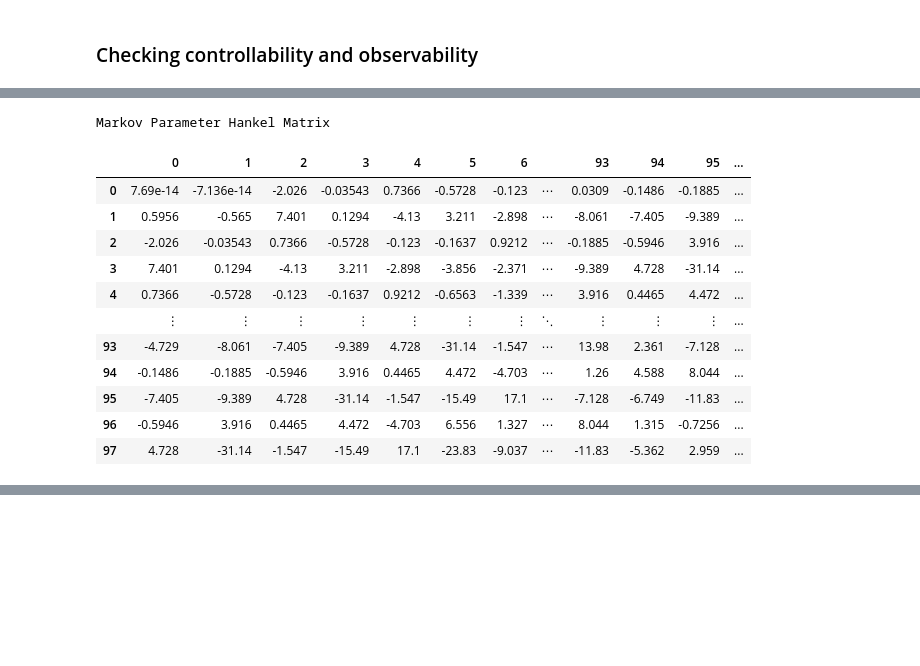
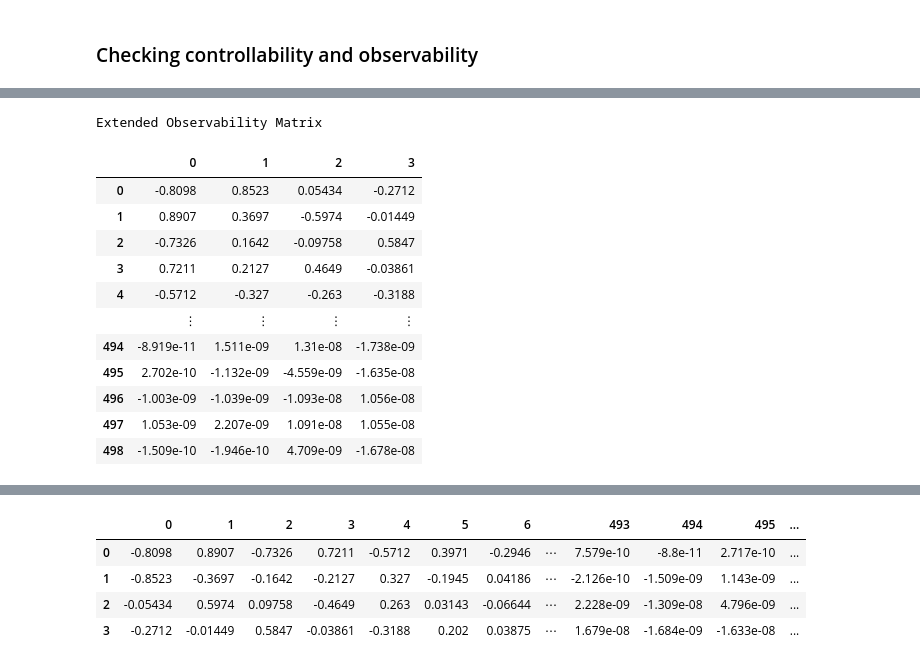
Before and after one commit to villekjellqvist/Data-Driven-Control, a Jupyter notebook: Ho-Kalman.ipynb, the cells around one changed output, grey strips where cells are left out. Saved outputs shown, nothing was run; the diff lists cells and outputs as text; code cells hidden in the pictures; blank space fills up the shorter version.

```diff
--- a/Ho-Kalman.ipynb
+++ b/Ho-Kalman.ipynb
@@ -32,16 +33,15 @@ A = np.array([[0,1,0,0],
               )
 
 B = np.array(
-    [[0,0],
-     [1,0],
-     [0,0],
-     [0,1]]
+    [[0],
+     [1],
+     [0],
+     [1]]
 )
 C = np.array(
-    [[1,0,0,0],
-     [0,0,2,1]]
+    [[1,0,2,0]]
     )
-D = np.array([[0.0, 0.0], [0.0, 0.0]])
+D = np.array([[0.0]])
 
 
 # This line will raise an error if state space is not
@@ -164,7 +147,7 @@ $U, Y, \hat{\mathcal{Y}}$ and $\mathcal{Y}$ are shown after the cell, as well as
 calc_rank = True
 
 # Nr of input samples.
-N = 100
+N = 1000
 # Input signal(s).
 # Random noise usually makes for a well conditioned matrix.
 u = np.random.uniform(-50, 50, size=(p,N))
@@ -179,10 +162,10 @@ u_interleaved = cm.interleave_vectors(*u)
 U = cm.make_input_Toeplitz_matrix(u_interleaved, p)
 rank_str = (f', rank: {np.linalg.matrix_rank(U)}, Conditioning Nr: {np.linalg.cond(U)}'
             if calc_rank else '.')
-mdisplay(U, title=f'U, shape: {U.shape}' + rank_str)
+#mdisplay(U, title=f'U, shape: {U.shape}' + rank_str)
 
 Y = resp.y
-mdisplay(Y, title=f'Y, shape: {Y.shape}')
+#mdisplay(Y, title=f'Y, shape: {Y.shape}')
 
 # Markov Parameters
 MP = Y@np.linalg.pinv(U)
@@ -223,33 +195,31 @@ Constructing the markov parameter Hankel matrix and getting the extended Control
 # %%
 H = cm.make_Hankel_matrix(MP[:,p:-p], int((N-p)/2), p, q)
 H_shifted = cm.make_Hankel_matrix(MP[:,2*p:], int((N-q)/2), p, q)
-mdisplay(H, title='Markov Parameter Hankel Matrix')
 
 # Taking the SVD of H
 U_MP, s_MP ,Vh_MP = np.linalg.svd(H, full_matrices=False)
-# s_MP[np.isclose(np.zeros(s_MP.shape),s_MP)] = 0
-# S_MP = np.diag(s_MP)
+s_MP = np.where(s_MP < np.max(s_MP)/10, 0 ,s_MP)
+S_MP = np.diag(s_MP)
 
-# # Extracting the observability matrix O and controllability Matrix Cr from the SVD of H.
-# O = U_MP@sqrtm(S_MP, 1/2)
-# O = O[:,~np.all(O == 0, axis=0)]
-# Cr = sqrtm(S_MP, 1/2)@Vh_MP
-# Cr = Cr[~np.all(Cr==0, axis=1),:]
+# Extracting the observability matrix O and controllability Matrix Cr from the SVD of H.
+O = U_MP@sqrtm(S_MP, 1/2)
+O = O[:,~np.all(O == 0, axis=0)]
+Cr = sqrtm(S_MP, 1/2)@Vh_MP
+Cr = Cr[~np.all(Cr==0, axis=1),:]
 
-s_MP
-#mdisplay(O, title='Extended Observability Matrix')
-#mdisplay(Cr, title='Extended Controllability Matrix')
+mdisplay(O, title='Extended Observability Matrix')
+mdisplay(Cr, title='Extended Controllability Matrix')
 # %% [output]
-Markov Parameter Hankel Matrix
+Extended Observability Matrix
-|  | 0 | 1 | 2 | 3 | 4 | 5 | 6 |  | 93 | 94 | 95 | ... |
-| 0 | 7.69e-14 | -7.136e-14 | -2.026 | -0.03543 | 0.7366 | -0.5728 | -0.123 | ⋯ | 0.0309 | -0.1486 | -0.1885 | ... |
-| 1 | 0.5956 | -0.565 | 7.401 | 0.1294 | -4.13 | 3.211 | -2.898 | ⋯ | -8.061 | -7.405 | -9.389 | ... |
-| 2 | -2.026 | -0.03543 | 0.7366 | -0.5728 | -0.123 | -0.1637 | 0.9212 | ⋯ | -0.1885 | -0.5946 | 3.916 | ... |
-| 3 | 7.401 | 0.1294 | -4.13 | 3.211 | -2.898 | -3.856 | -2.371 | ⋯ | -9.389 | 4.728 | -31.14 | ... |
-| 4 | 0.7366 | -0.5728 | -0.123 | -0.1637 | 0.9212 | -0.6563 | -1.339 | ⋯ | 3.916 | 0.4465 | 4.472 | ... |
-|  | ⋮ | ⋮ | ⋮ | ⋮ | ⋮ | ⋮ | ⋮ | ⋱ | ⋮ | ⋮ | ⋮ | ... |
-| 93 | -4.729 | -8.061 | -7.405 | -9.389 | 4.728 | -31.14 | -1.547 | ⋯ | 13.98 | 2.361 | -7.128 | ... |
-| 94 | -0.1486 | -0.1885 | -0.5946 | 3.916 | 0.4465 | 4.472 | -4.703 | ⋯ | 1.26 | 4.588 | 8.044 | ... |
-| 95 | -7.405 | -9.389 | 4.728 | -31.14 | -1.547 | -15.49 | 17.1 | ⋯ | -7.128 | -6.749 | -11.83 | ... |
-| 96 | -0.5946 | 3.916 | 0.4465 | 4.472 | -4.703 | 6.556 | 1.327 | ⋯ | 8.044 | 1.315 | -0.7256 | ... |
-| 97 | 4.728 | -31.14 | -1.547 | -15.49 | 17.1 | -23.83 | -9.037 | ⋯ | -11.83 | -5.362 | 2.959 | ... |
+|  | 0 | 1 | 2 | 3 |
+| 0 | -0.8098 | 0.8523 | 0.05434 | -0.2712 |
+| 1 | 0.8907 | 0.3697 | -0.5974 | -0.01449 |
+| 2 | -0.7326 | 0.1642 | -0.09758 | 0.5847 |
+| 3 | 0.7211 | 0.2127 | 0.4649 | -0.03861 |
+| 4 | -0.5712 | -0.327 | -0.263 | -0.3188 |
+|  | ⋮ | ⋮ | ⋮ | ⋮ |
+| 494 | -8.919e-11 | 1.511e-09 | 1.31e-08 | -1.738e-09 |
+| 495 | 2.702e-10 | -1.132e-09 | -4.559e-09 | -1.635e-08 |
+| 496 | -1.003e-09 | -1.039e-09 | -1.093e-08 | 1.056e-08 |
+| 497 | 1.053e-09 | 2.207e-09 | 1.091e-08 | 1.055e-08 |
+| 498 | -1.509e-10 | -1.946e-10 | 4.709e-09 | -1.678e-08 |
@@ -272,0 +227,5 @@ array([165.3361647 , 157.2605565 , 150.13365249, 148.86713256,
+|  | 0 | 1 | 2 | 3 | 4 | 5 | 6 |  | 493 | 494 | 495 | ... |
+| 0 | -0.8098 | 0.8907 | -0.7326 | 0.7211 | -0.5712 | 0.3971 | -0.2946 | ⋯ | 7.579e-10 | -8.8e-11 | 2.717e-10 | ... |
+| 1 | -0.8523 | -0.3697 | -0.1642 | -0.2127 | 0.327 | -0.1945 | 0.04186 | ⋯ | -2.126e-10 | -1.509e-09 | 1.143e-09 | ... |
+| 2 | -0.05434 | 0.5974 | 0.09758 | -0.4649 | 0.263 | 0.03143 | -0.06644 | ⋯ | 2.228e-09 | -1.309e-08 | 4.796e-09 | ... |
+| 3 | -0.2712 | -0.01449 | 0.5847 | -0.03861 | -0.3188 | 0.202 | 0.03875 | ⋯ | 1.679e-08 | -1.684e-09 | -1.633e-08 | ... |
```
Also changed, not shown: parts of 14 cells of this notebook, 4 other files.
